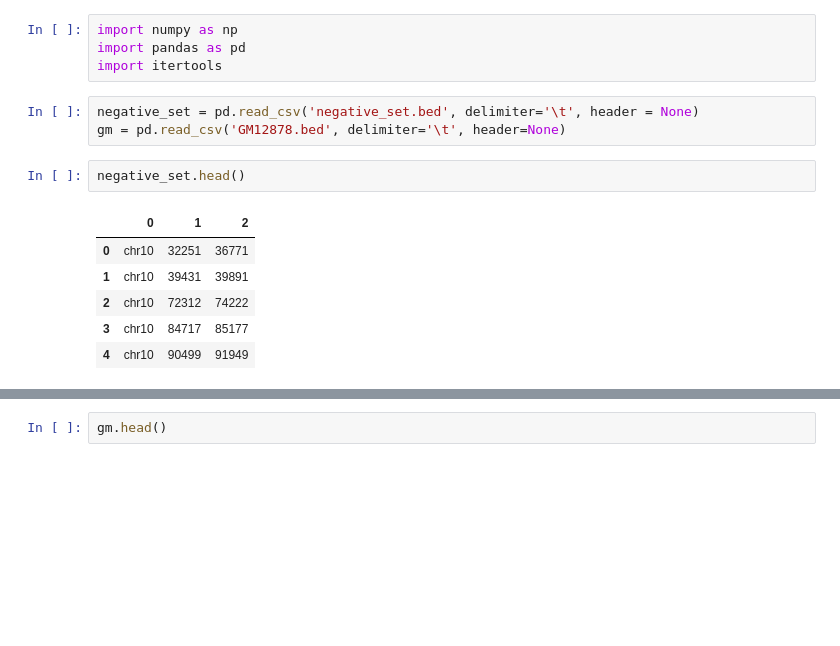
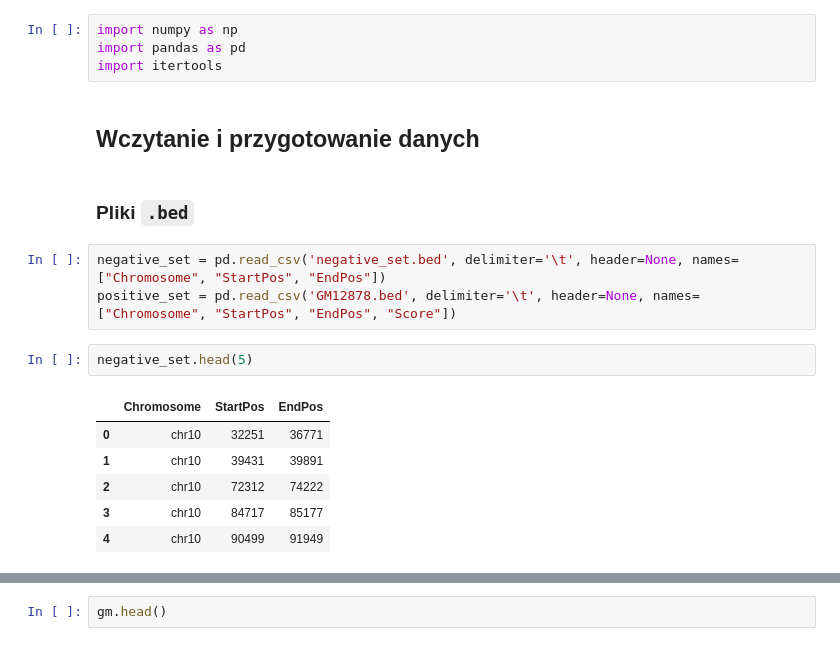
Before and after one commit to glinkaz/Enhancers, a Jupyter notebook: enhancers1.ipynb, the cells around one changed output, grey strips where cells are left out. Cells and saved outputs as stored; diff of their text form; blank space fills up the shorter version.

```diff
--- a/enhancers1.ipynb
+++ b/enhancers1.ipynb
@@ -2,13 +2,17 @@
 import numpy as np
 import pandas as pd
 import itertools
+# %% [markdown]
+## Wczytanie i przygotowanie danych
+# %% [markdown]
+### Pliki `.bed`
 # %%
-negative_set = pd.read_csv('negative_set.bed', delimiter='\t', header = None)
-gm = pd.read_csv('GM12878.bed', delimiter='\t', header=None)
+negative_set = pd.read_csv('negative_set.bed', delimiter='\t', header=None, names=["Chromosome", "StartPos", "EndPos"])
+positive_set = pd.read_csv('GM12878.bed', delimiter='\t', header=None, names=["Chromosome", "StartPos", "EndPos", "Score"])
 # %%
-negative_set.head()
+negative_set.head(5)
 # %% [output]
-|  | 0 | 1 | 2 |
+|  | Chromosome | StartPos | EndPos |
 | 0 | chr10 | 32251 | 36771 |
 | 1 | chr10 | 39431 | 39891 |
 | 2 | chr10 | 72312 | 74222 |
```
Also changed, not shown: parts of 15 cells of this notebook, 1 other file.
